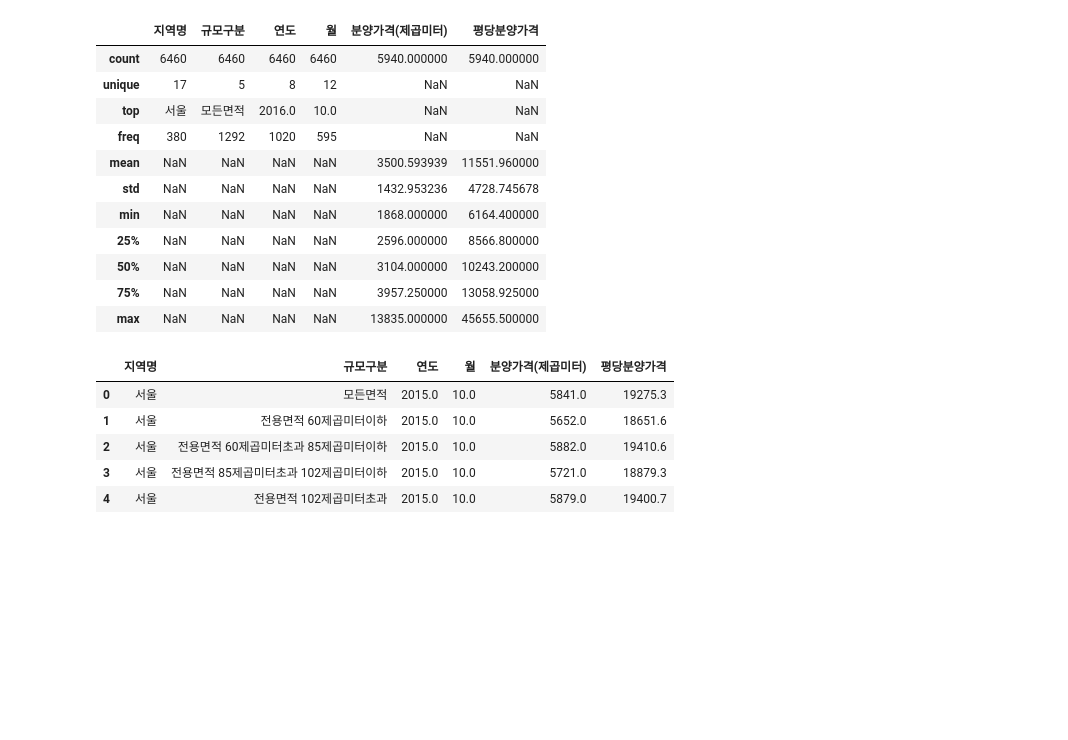
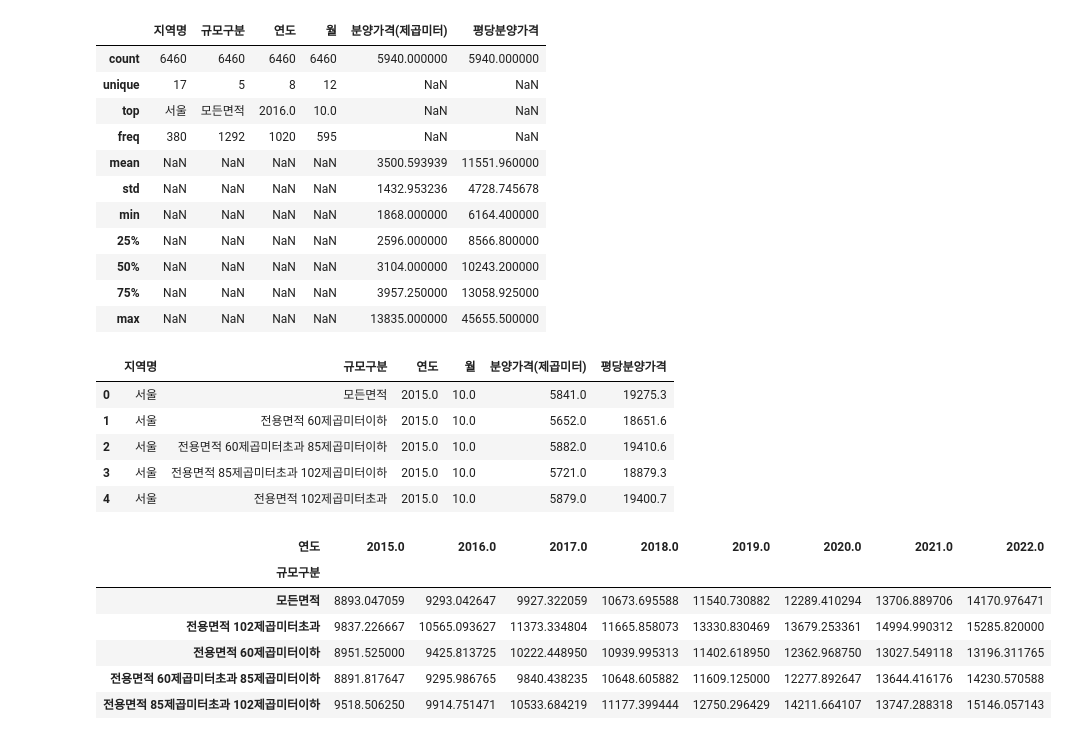
Before and after one commit to leekyuyoung20230313/pythone, a Jupyter notebook: 전처리/아파트분양가분석.ipynb, the cells around one changed output. Drawn from its saved outputs; the diff is of its cells as text; code cells hidden in the pictures; blank space fills up the shorter version.

```diff
--- a/전처리/아파트분양가분석.ipynb
+++ b/전처리/아파트분양가분석.ipynb
@@ -59,0 +92,11 @@ df.head()
+# %%
+# 전국 분양 가격 동향
+df.pivot_table('평당분양가격','규모구분','연도')
+# %% [output]
+| 연도 | 2015.0 | 2016.0 | 2017.0 | 2018.0 | 2019.0 | 2020.0 | 2021.0 | 2022.0 |
+| 규모구분 |  |  |  |  |  |  |  |  |
+| 모든면적 | 8893.047059 | 9293.042647 | 9927.322059 | 10673.695588 | 11540.730882 | 12289.410294 | 13706.889706 | 14170.976471 |
+| 전용면적 102제곱미터초과 | 9837.226667 | 10565.093627 | 11373.334804 | 11665.858073 | 13330.830469 | 13679.253361 | 14994.990312 | 15285.820000 |
+| 전용면적 60제곱미터이하 | 8951.525000 | 9425.813725 | 10222.448950 | 10939.995313 | 11402.618950 | 12362.968750 | 13027.549118 | 13196.311765 |
+| 전용면적 60제곱미터초과 85제곱미터이하 | 8891.817647 | 9295.986765 | 9840.438235 | 10648.605882 | 11609.125000 | 12277.892647 | 13644.416176 | 14230.570588 |
+| 전용면적 85제곱미터초과 102제곱미터이하 | 9518.506250 | 9914.751471 | 10533.684219 | 11177.399444 | 12750.296429 | 14211.664107 | 13747.288318 | 15146.057143 |
```
Also changed, not shown: parts of 10 cells of this notebook.
